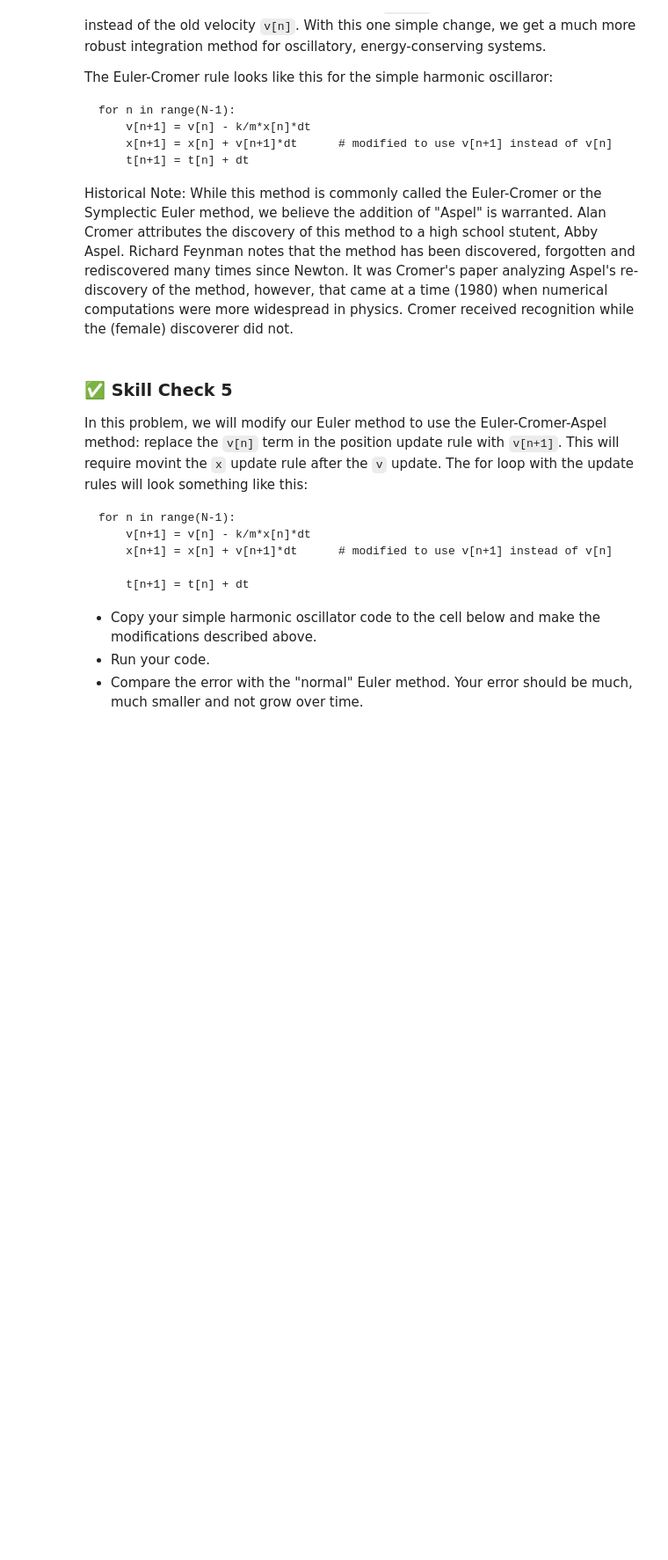
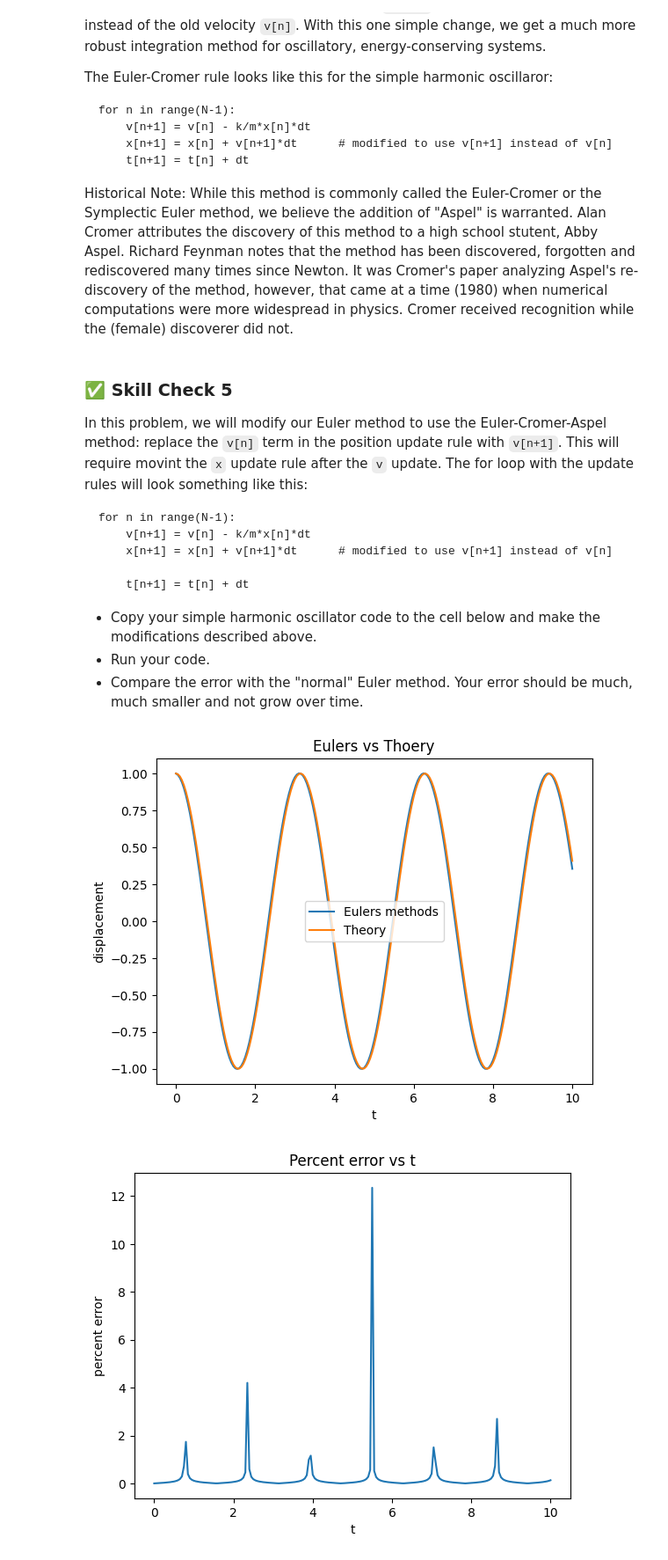
Before and after one commit to Reiniery/Computational-Physics, a Jupyter notebook: ode/ode_1.ipynb, the cells around one changed output. Shown at 88% size. Cells and saved outputs as stored; diff of their text form; code cells hidden in the pictures; blank space fills up the shorter version.

```diff
--- a/ode/ode_1.ipynb
+++ b/ode/ode_1.ipynb
@@ -376,0 +372,48 @@ import matplotlib.pyplot as plt
+# %%
+import numpy as np
+import matplotlib.pyplot as plt
+
+# your code here
+v_0= 0
+x_0= 1
+dt=0.05
+tmax = 10
+omega=2
+N = int(tmax/dt)+1
+
+x=np.zeros(N)
+v=np.zeros(N)
+t=np.zeros(N)
+
+x[0]=x_0
+v[0]=v_0
+
+
+for n in range(N-1):
+
+
+    v[n+1]=v[n]-omega** 2*x[n]*dt
+    x[n+1]=x[n]+v[n+1]*dt
+    t[n+1] = t[n] + dt
+
+x_theory=x_0 * np.cos(omega*t)
+
+plt.title('Eulers vs Thoery')
+plt.plot(t,x,label='Eulers methods')
+plt.plot(t,x_theory, label='Theory')
+
+plt.xlabel('t')
+plt.ylabel('displacement')
+plt.legend()
+plt.show()
+
+p_err= np.abs(x-x_theory)/x_theory
+
+plt.plot(t,np.abs(p_err))
+plt.title('Percent error vs t')
+plt.xlabel('t')
+plt.ylabel('percent error')
+plt.show()
+# %% [output]
+[figure, added]
+[figure, added]
```
Also changed, not shown: parts of 1 cell of this notebook.
